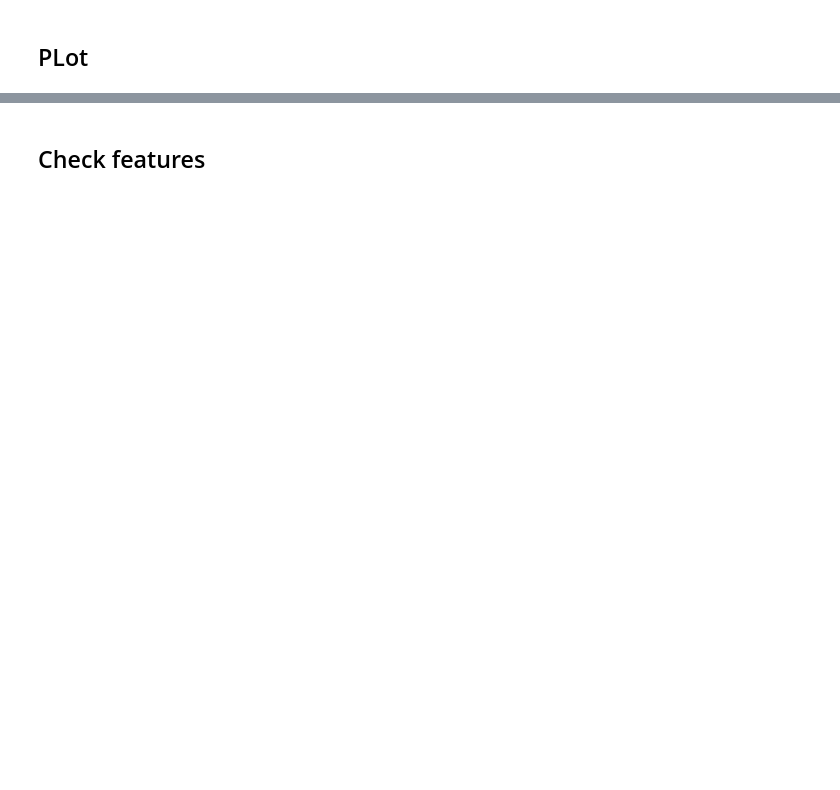
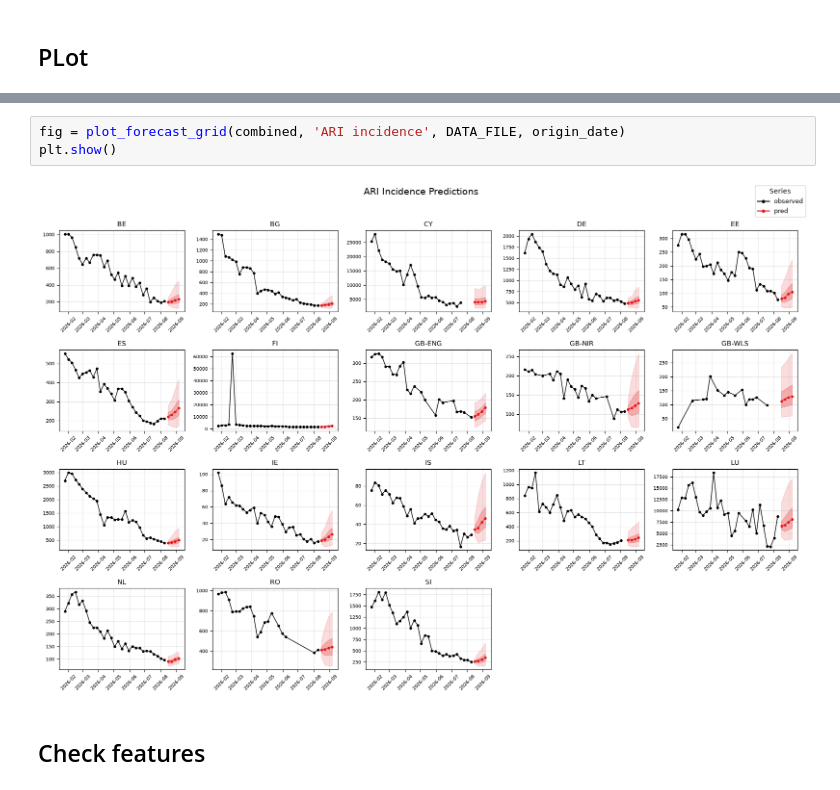
Before and after one commit to SahputraS/MIGHTE-respicast-jointGBM, a Jupyter notebook: Forecast_Prospective.ipynb, the cells around one changed output, grey strips where cells are left out. Cells and saved outputs as stored; diff of their text form; blank space fills up the shorter version.

```diff
--- a/Forecast_Prospective.ipynb
+++ b/Forecast_Prospective.ipynb
@@ -322,3 +356,8 @@ plt.show()
+# %%
+fig = plot_forecast_grid(combined, 'ARI incidence', DATA_FILE, origin_date)
+plt.show()
+# %% [output]
+[figure, added]
 # %% [markdown]
 ## Check features
 # %%
```
Also changed, not shown: parts of 13 cells of this notebook, 23 other files.
